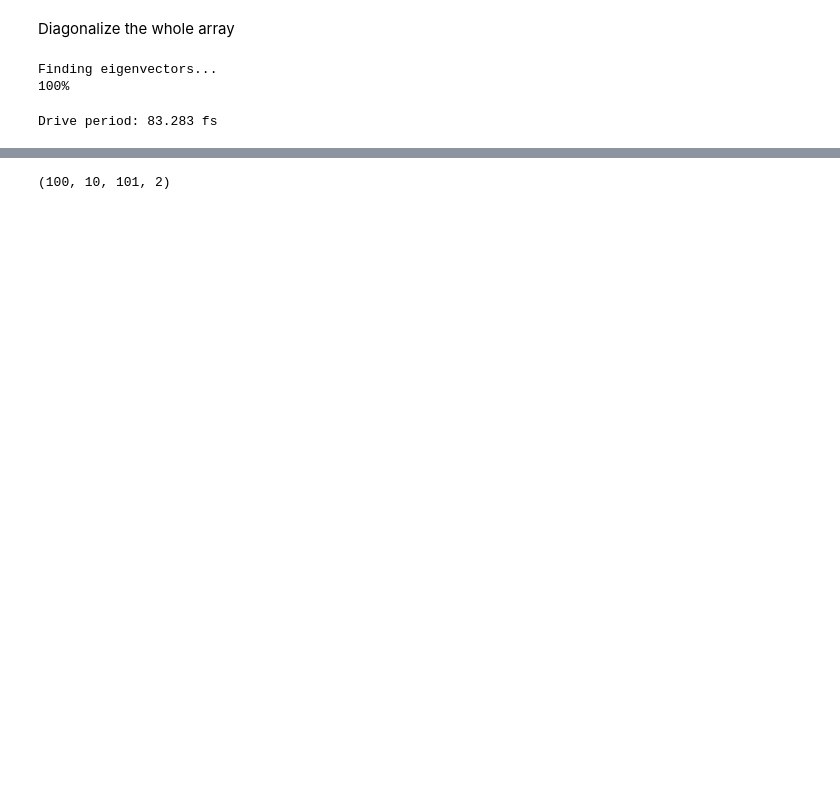
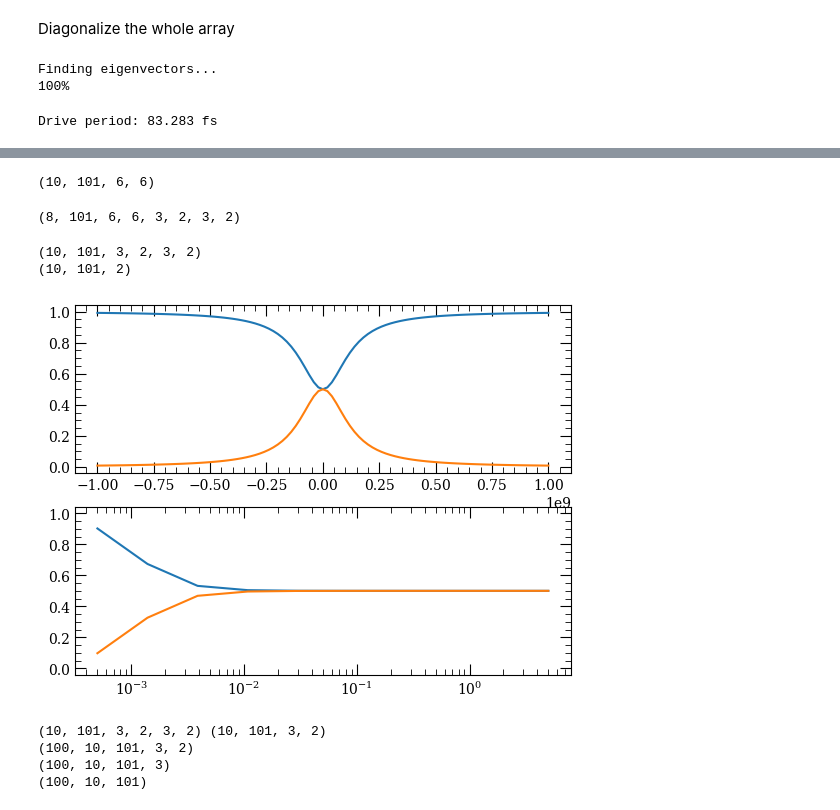
Before and after one commit to dihm/ARC-Alkali-Rydberg-Calculator, a Jupyter notebook: doc/Floquet_tests.ipynb, the cells around one changed output, grey strips where cells are left out. Saved outputs shown, nothing was run; the diff lists cells and outputs as text; code cells hidden in the pictures; blank space fills up the shorter version.

```diff
--- a/doc/Floquet_tests.ipynb
+++ b/doc/Floquet_tests.ipynb
@@ -35,7 +35,8 @@ Efield = 5 # V/m
 f0 = 12.0073e9 # Hz
 
 efields = np.geomspace(1e-4, 1, 10) * Efield
-freqs = np.linspace(-1e9, 1e9, 101) + f0
+dets = np.linspace(-1e9, 1e9, 101)
+freqs = dets + f0
 # %%
 m.diagonalise(Efield, freqs, progressOutput=True)
 # %% [output]
@@ -271,10 +219,28 @@ print(np.sum(np.abs(us2)**2, axis=-2))
-# %%
-operand = (np.abs(np.einsum('...mk,l...m,...m->l...k',
-                    np.conj(m.eigVectors),
-                    ut,
-                    m.eigVectors[...,tarInd,:]
-                   ))**2).reshape(ut.shape[:-1] + (dim1, dim0)
-                            ).sum(axis=-2)
-print(operand.shape)
-# %% [output]
-(100, 10, 101, 2)
+# %%
+m.eigVectors.shape
+# %% [output]
+(10, 101, 6, 6)
+# %%
+new_shape
+# %% [output]
+(8, 101, 6, 6, 3, 2, 3, 2)
+# %%
+eVecs = m.eigVectors.reshape(m.eigVectors.shape[:-2] + (dim1,dim0,dim1,dim0))
+m1 = np.einsum('...jkmn,...mn->...jkmn', eVecs.conj(),
+               eVecs[...,m.fn,m.indexOfCoupledState,:,:])
+print(m1.shape)
+m2 = np.abs(m1)**2
+m3 = m2.sum(axis=(-4,-2,-1))
+print(m3.shape)
+# %% [output]
+(10, 101, 3, 2, 3, 2)
+(10, 101, 2)
+# %%
+fig, (ax1, ax2) = plt.subplots(2,sharex=False,sharey=True)
+
+ax1.plot(dets, m3[-1,:,:])
+
+ax2.plot(efields, m3[:,50,:])
+ax2.set_xscale('log')
+# %% [output]
+[figure, added]
@@ -280,0 +255,26 @@ print(operand.shape)
+# %%
+ti = 0
+tki = 1
+ci = 1
+new_shape = m.eigVectors.shape[:-2] + (dim1, dim0) + (dim1,dim0)
+eVecs = m.eigVectors.reshape(new_shape)
+eVals = m.eigs.reshape(m.eigs.shape[:-1]+ (dim1, dim0))
+print(eVecs.shape, eVals.shape)
+
+ut = np.exp(-1.0j*2*np.pi*np.einsum('i,...->i...', ts, eVals))
+print(ut.shape)
+
+u2 = np.einsum('...kmn,j...mn,...mn->j...k',
+          np.conj(eVecs[...,:,ci,:,:]),
+          ut,
+          eVecs[...,tki,ti,:,:])
+print(u2.shape)
+u3 = np.abs(u2)**2
+operand = u3.sum(axis=-1)
+print(operand.shape)
+#u2 = np.einsum('...m,l...m,...m->l...',
+# %% [output]
+(10, 101, 3, 2, 3, 2) (10, 101, 3, 2)
+(100, 10, 101, 3, 2)
+(100, 10, 101, 3)
+(100, 10, 101)
```
Also changed, not shown: parts of 23 cells of this notebook.
